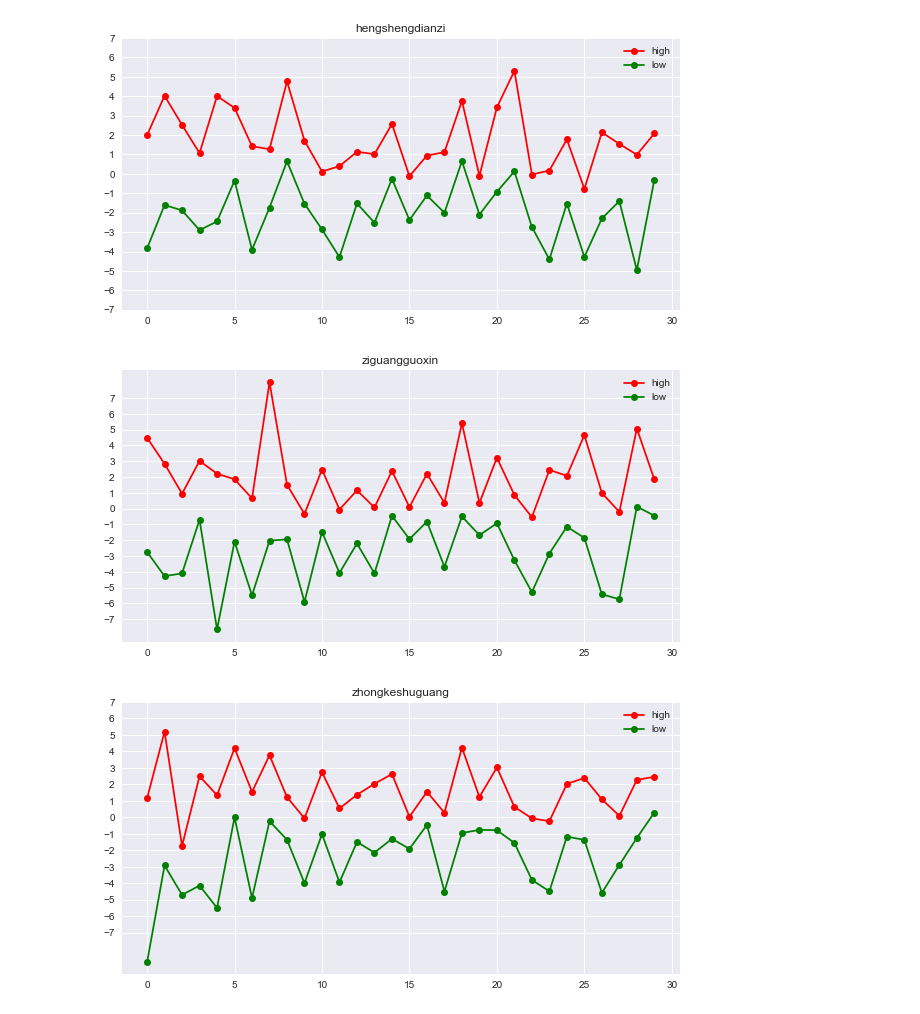
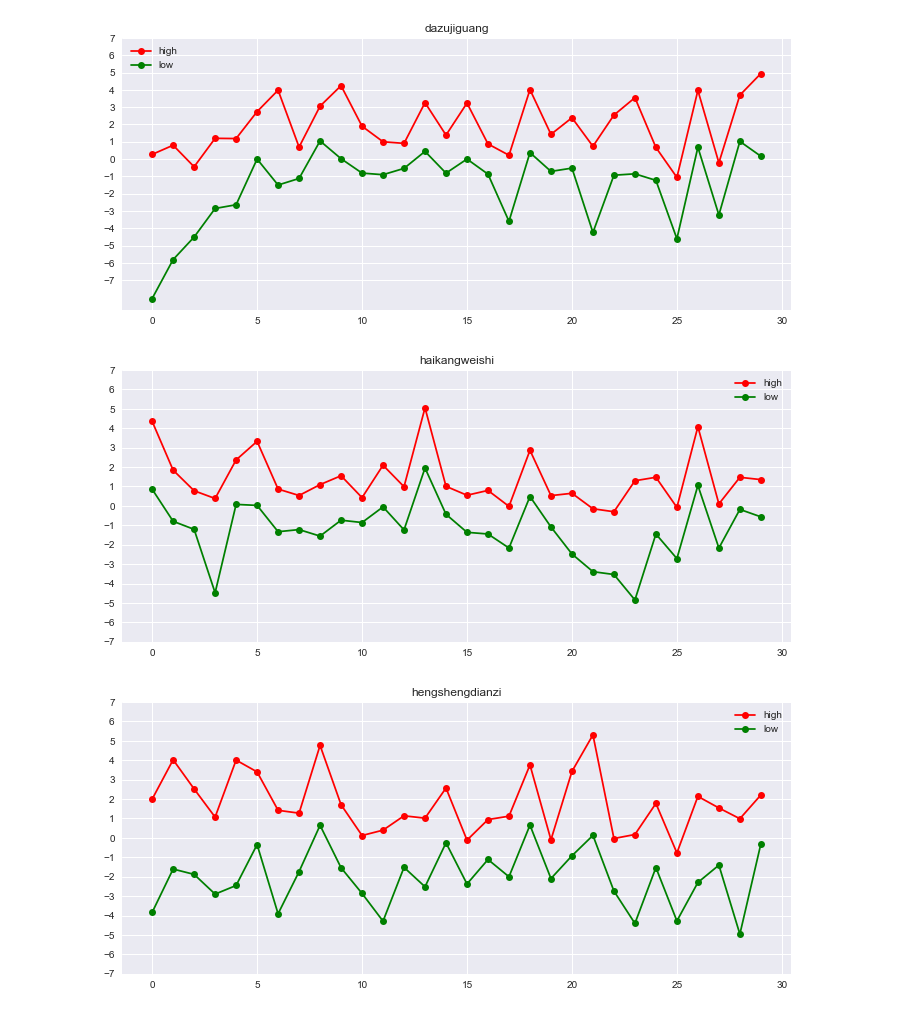
Before and after one commit to yunshuipiao/sw_machine_learning, a Jupyter notebook: stocks/01.ipynb, the cells around one changed output. Saved outputs shown, nothing was run; the diff lists cells and outputs as text; code cells hidden in the pictures.

Commit message:
update stocks

```diff
--- a/stocks/01.ipynb
+++ b/stocks/01.ipynb
@@ -37,31 +19,47 @@ stocks_code = [
 # %%
+stocks_code = [
+    # Stock("kedaxunfei", "002230"),
+    Stock("dazujiguang", "002008"),
+    Stock("haikangweishi", "002415"),
+    Stock("hengshengdianzi", "600570"),
+    Stock("ziguangguoxin", "002049"),
+    Stock("zhongkeshuguang", "603019"),
+#     Stock("longjigufen", "601012"),
+    # Stock("yiligufen", "600887"),
+    Stock("yongyouwangluo", "600588"),
+#     Stock("dongfangguoxin", "300166"),
+#     Stock("lagnchaoxinxi", "000977"),
+    # Stock("zhlaoshangyinhang", "600036"),
+    # Stock("shengheziyuan", "600392"),
+]
 def high_low_p():
     for s in stocks_code:
         stock_data = ts.get_k_data(s.code)
         # print(stock_data.head(10))
         stock_data = stock_data.as_matrix()
         # p_change = stock_data[:, 6]
         # p_change[:-1] = p_change[1:]
         stock_close_data = stock_data[:, 2]
         stock_close_data[1:] = stock_close_data[:-1]
         stock_data = stock_data[-length:, :]
         stock_close_data = stock_close_data[-length:]
         high_change = (stock_data[:, 3] - stock_close_data) / stock_close_data * 100
         # print(high_change[0:5])
         low_change = (stock_data[:, 4] - stock_close_data) / stock_close_data * 100
         # print(low_change[0:5])
+#         print(stock_data[-1])
         x = np.arange(0, length)
-        plt.figure(figsize=(10, 5))
+        plt.figure(figsize=(12, 5))
         plt.plot(x, high_change, "ro-", label="high")
         plt.plot(x, low_change, "go-", label="low")
         my_y_ticks = np.arange(-7, 8, 1)
         plt.yticks(my_y_ticks)
         # plt.plot(x, stock_data[:, 6], "bo-", label="p")
         plt.title(s.name)
         plt.legend()
         plt.show()
 high_low_p()
 # %% [output]
-[figure, old version]
+[figure, new version]
-[figure, old version]
+[figure, new version]
-[figure, old version]
+[figure, new version]
```
Also changed, not shown: parts of 4 cells of this notebook.
